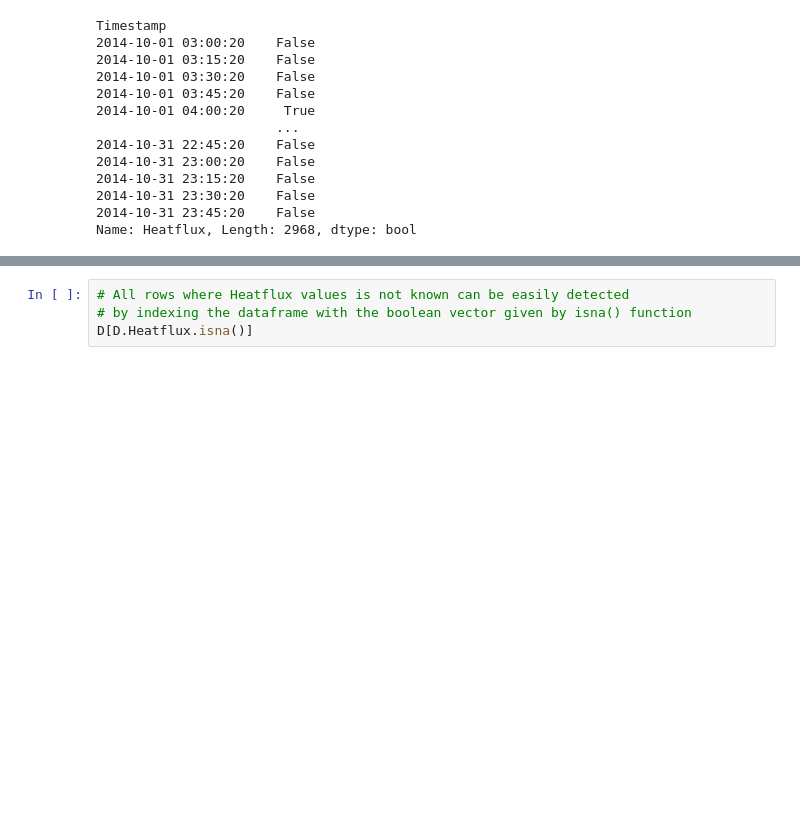
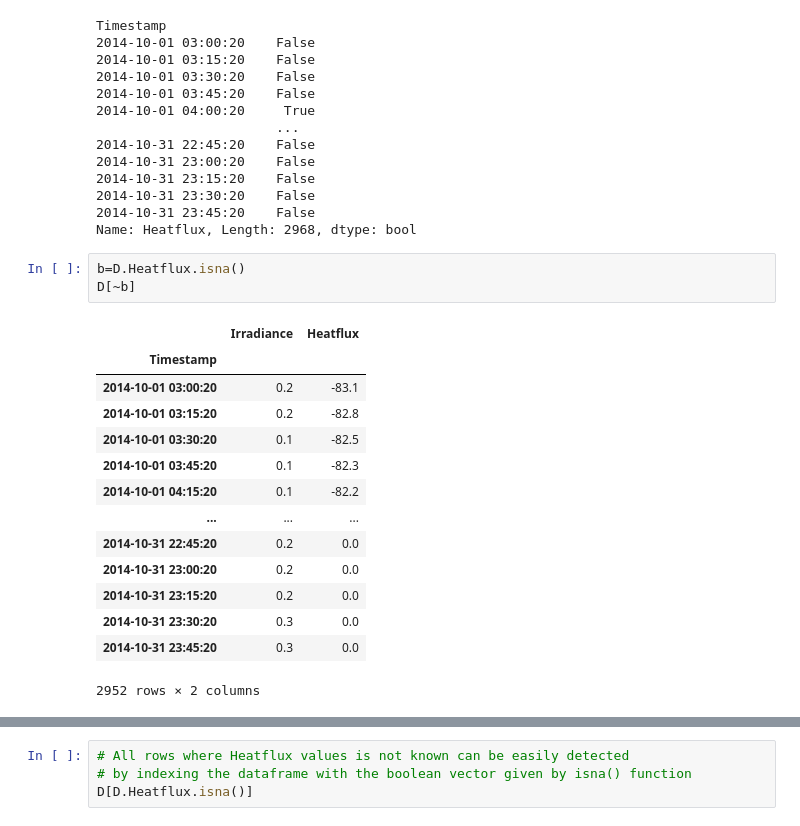
Before and after one commit to pevalisuo/AML, a Jupyter notebook: lectures/ReadingAndPlotting.ipynb, the cells around one changed output, grey strips where cells are left out. Drawn from its saved outputs; the diff is of its cells as text; blank space fills up the shorter version.

```diff
--- a/lectures/ReadingAndPlotting.ipynb
+++ b/lectures/ReadingAndPlotting.ipynb
@@ -137,3 +137,21 @@ Timestamp
 2014-10-31 23:30:20    False
 2014-10-31 23:45:20    False
 Name: Heatflux, Length: 2968, dtype: bool
+# %%
+b=D.Heatflux.isna()
+D[~b]
+# %% [output]
+|  | Irradiance | Heatflux |
+| Timestamp |  |  |
+| 2014-10-01 03:00:20 | 0.2 | -83.1 |
+| 2014-10-01 03:15:20 | 0.2 | -82.8 |
+| 2014-10-01 03:30:20 | 0.1 | -82.5 |
+| 2014-10-01 03:45:20 | 0.1 | -82.3 |
+| 2014-10-01 04:15:20 | 0.1 | -82.2 |
+| ... | ... | ... |
+| 2014-10-31 22:45:20 | 0.2 | 0.0 |
+| 2014-10-31 23:00:20 | 0.2 | 0.0 |
+| 2014-10-31 23:15:20 | 0.2 | 0.0 |
+| 2014-10-31 23:30:20 | 0.3 | 0.0 |
+| 2014-10-31 23:45:20 | 0.3 | 0.0 |
+2952 rows × 2 columns
```
Also changed, not shown: parts of 10 cells of this notebook, 5 other files.
